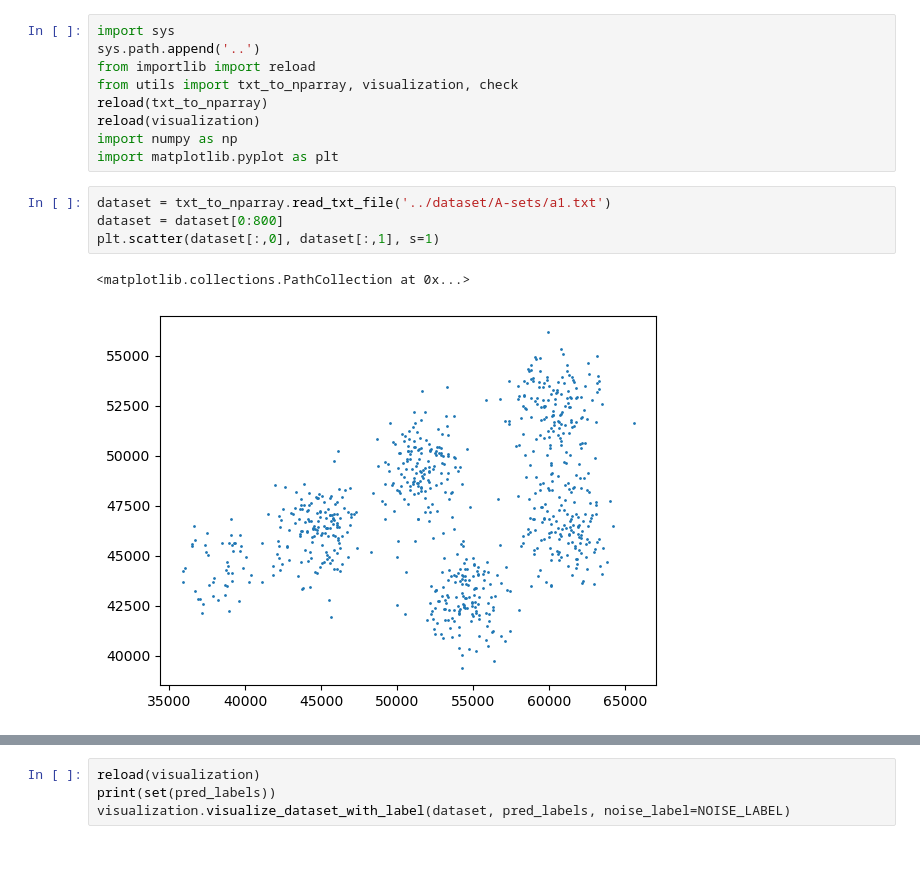
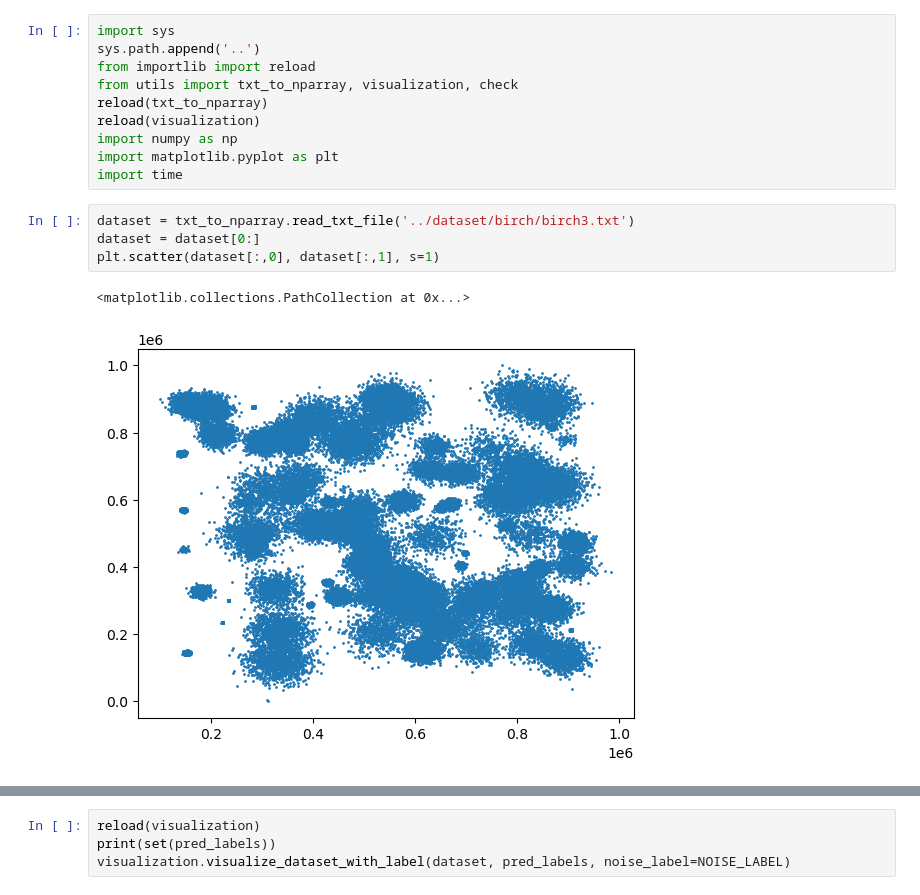
Before and after one commit to meow-wwww/MSBD5003-Project, a Jupyter notebook: serial/serial.ipynb, the cells around one changed output, grey strips where cells are left out. Drawn from its saved outputs; the diff is of its cells as text; blank space fills up the shorter version.

Commit message:
0502 update: 1. finish RDD .py test script; 2. update visualization.py; 3. backup serial.ipynb

```diff
--- a/serial/serial.ipynb
+++ b/serial/serial.ipynb
@@ -7,13 +7,14 @@ reload(txt_to_nparray)
 reload(visualization)
 import numpy as np
 import matplotlib.pyplot as plt
+import time
 # %%
-dataset = txt_to_nparray.read_txt_file('../dataset/A-sets/a1.txt')
-dataset = dataset[0:800]
+dataset = txt_to_nparray.read_txt_file('../dataset/birch/birch3.txt')
+dataset = dataset[0:]
 plt.scatter(dataset[:,0], dataset[:,1], s=1)
 # %% [output]
 <matplotlib.collections.PathCollection at 0x...>
-[figure, old version]
+[figure, new version]
 # %%
 from serial import dbscan
 reload(dbscan)
```
Also changed, not shown: parts of 4 cells of this notebook, 2 other files.
